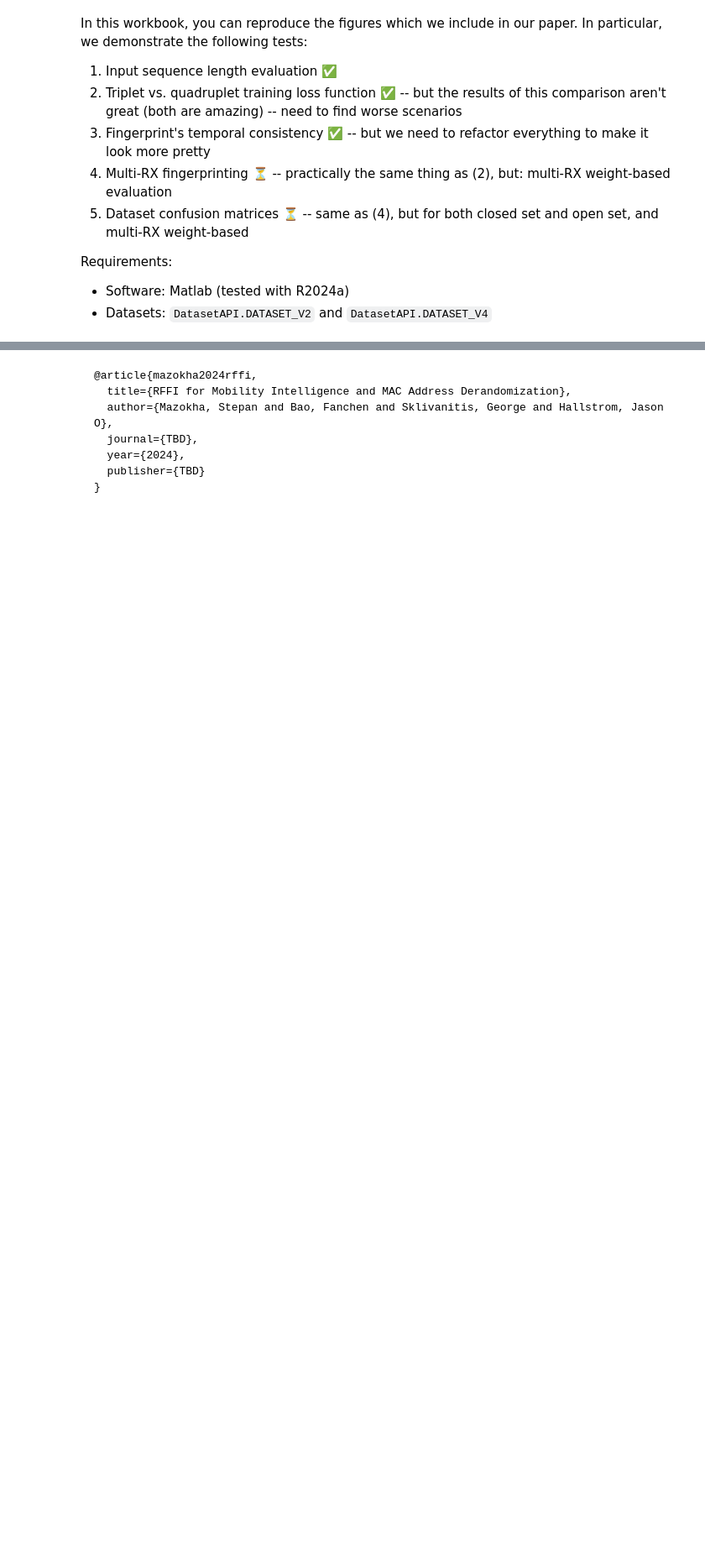
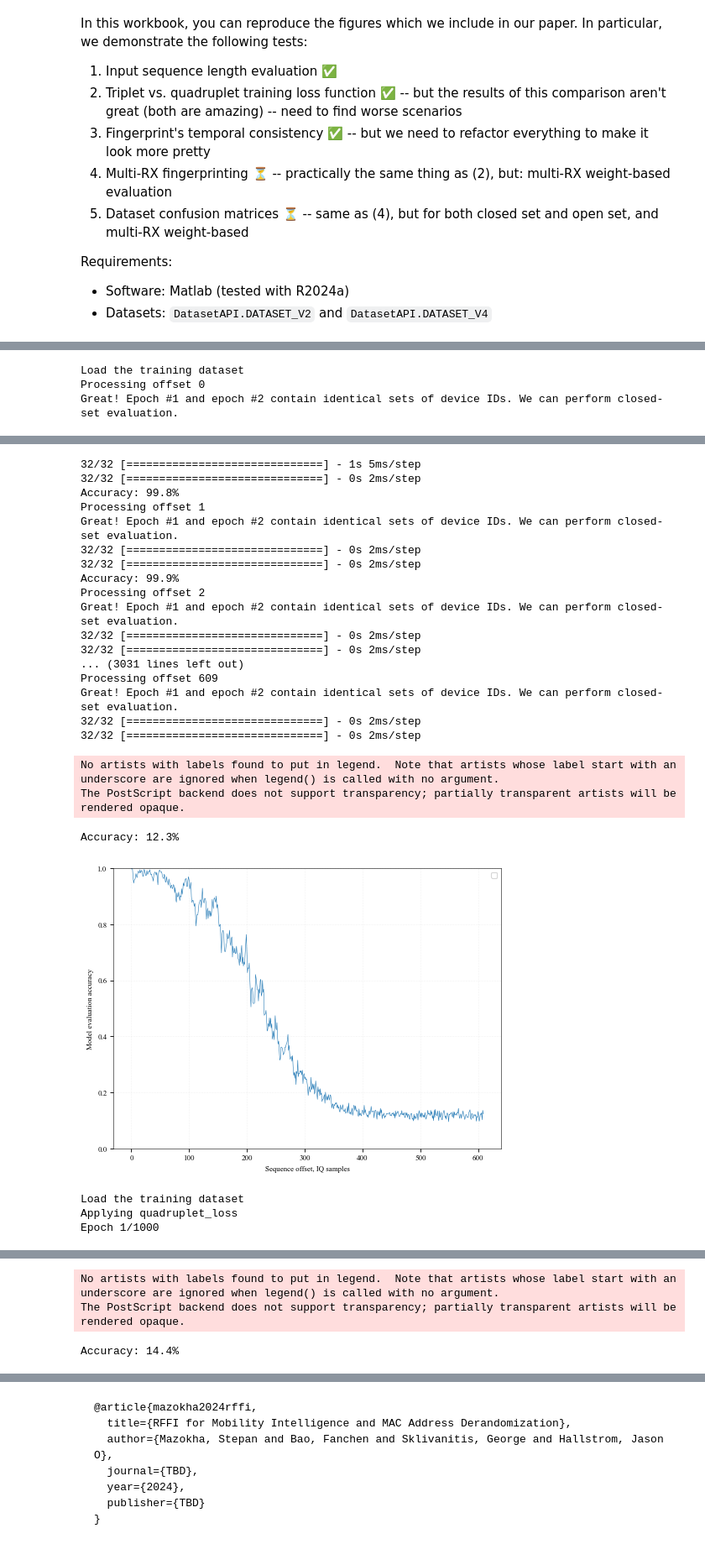
Before and after one commit to C2A2-at-Florida-Atlantic-University/AODT_RFFI, a Jupyter notebook: fingerprinting/evaluation_demo.ipynb, the cells around one changed output, grey strips where cells are left out. Shown at 84% size. Drawn from its saved outputs; the diff is of its cells as text; code cells hidden in the pictures; blank space fills up the shorter version.

```diff
--- a/fingerprinting/evaluation_demo.ipynb
+++ b/fingerprinting/evaluation_demo.ipynb
@@ -446,0 +201,29 @@ The PostScript backend does not support transparency; partially transparent arti
+# %%
+if DATASET_NAME == DatasetAPI.DATASET_V2:
+    enroll_device_idx = DatasetAPI.DATASET_V2_TX_MAX_EPOCHS
+    identify_device_idx = DatasetAPI.DATASET_V2_TX_MAX_EPOCHS
+elif DATASET_NAME == DatasetAPI.DATASET_V4:
+    enroll_device_idx = DatasetAPI.DATASET_V4_TX_MAX_EPOCHS
+    identify_device_idx = DatasetAPI.DATASET_V4_TX_MAX_EPOCHS
+else:
+    print(f'No configs for {DATASET_NAME}')
+
+
+eval_api.evaluate_preamble_offset(rx_id=DatasetAPI.RX_1,
+                                  frame_start_train=0, offset_range=np.arange(0, 610, 1), use_pretrained=True,
+                                  fig_name="Preamble offset evaluation: preamble-based training",
+                                  fig_path=os.path.join(ROOT_DIRECTORY, 'fig1.eps'),
+                                  enroll_device_idx = enroll_device_idx,
+                                  identify_device_idx = identify_device_idx)
+eval_api.evaluate_preamble_offset(rx_id=DatasetAPI.RX_1,
+                                  frame_start_train=400, offset_range=np.arange(0, 610, 1), use_pretrained=False,
+                                  fig_name="Preamble offset evaluation: random data-based training",
+                                  fig_path=os.path.join(ROOT_DIRECTORY, 'fig2.eps'),
+                                  enroll_device_idx = enroll_device_idx,
+                                  identify_device_idx = identify_device_idx)
+
+print('Done')
+# %% [output]
+Load the training dataset
+Processing offset 0
+Great! Epoch #1 and epoch #2 contain identical sets of device IDs. We can perform closed-set evaluation.
@@ -446,0 +231,24 @@ The PostScript backend does not support transparency; partially transparent arti
+32/32 [==============================] - 1s 5ms/step
+32/32 [==============================] - 0s 2ms/step
+Accuracy: 99.8%
+Processing offset 1
+Great! Epoch #1 and epoch #2 contain identical sets of device IDs. We can perform closed-set evaluation.
+32/32 [==============================] - 0s 2ms/step
+32/32 [==============================] - 0s 2ms/step
+Accuracy: 99.9%
+Processing offset 2
+Great! Epoch #1 and epoch #2 contain identical sets of device IDs. We can perform closed-set evaluation.
+32/32 [==============================] - 0s 2ms/step
+32/32 [==============================] - 0s 2ms/step
+... (3031 lines left out)
+Processing offset 609
+Great! Epoch #1 and epoch #2 contain identical sets of device IDs. We can perform closed-set evaluation.
+32/32 [==============================] - 0s 2ms/step
+32/32 [==============================] - 0s 2ms/step
+No artists with labels found to put in legend.  Note that artists whose label start with an underscore are ignored when legend() is called with no argument.
+The PostScript backend does not support transparency; partially transparent artists will be rendered opaque.
+Accuracy: 12.3%
+[figure, added]
+Load the training dataset
+Applying quadruplet_loss
+Epoch 1/1000
@@ -446,0 +279,3 @@ The PostScript backend does not support transparency; partially transparent arti
+No artists with labels found to put in legend.  Note that artists whose label start with an underscore are ignored when legend() is called with no argument.
+The PostScript backend does not support transparency; partially transparent artists will be rendered opaque.
+Accuracy: 14.4%
```
Also changed, not shown: parts of 44 cells of this notebook, 9 other files.
